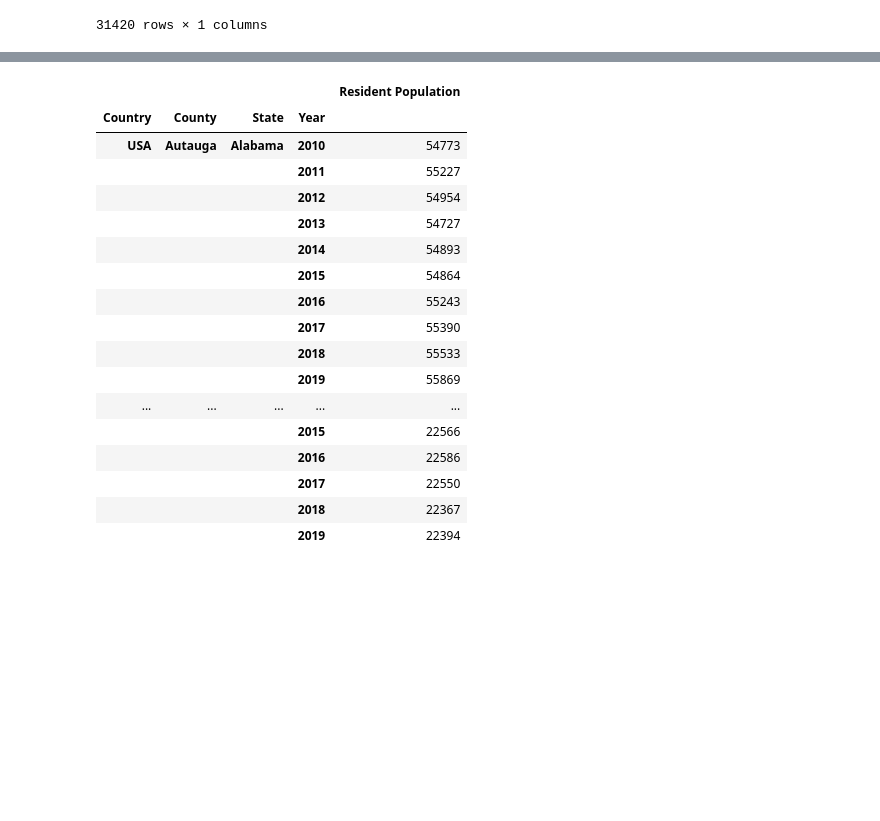
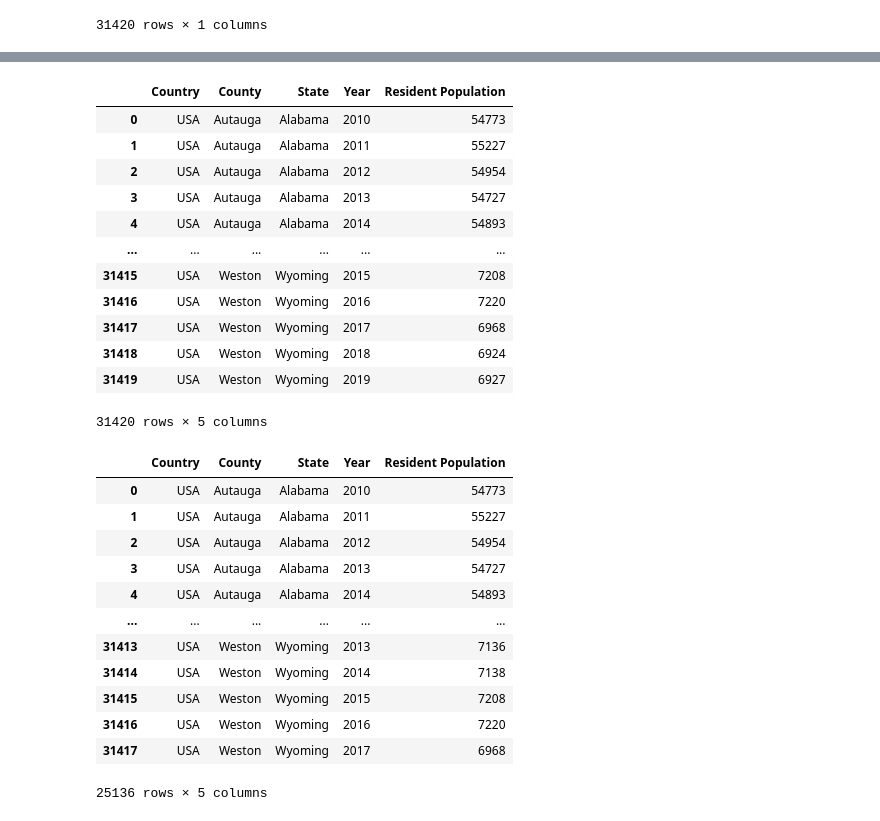
Before and after one commit to isdicely/ETL-project, a Jupyter notebook: USA_Pop_2010_to_2019.ipynb, the cells around one changed output, grey strips where cells are left out. Drawn from its saved outputs; the diff is of its cells as text; code cells hidden in the pictures; blank space fills up the shorter version.

Commit message:
Filtered data for years on interest

```diff
--- a/USA_Pop_2010_to_2019.ipynb
+++ b/USA_Pop_2010_to_2019.ipynb
@@ -94,21 +93,35 @@ population_df3
-# %%
-population_df3.head(40)
-# %% [output]
-|  |  |  |  | Resident Population |
-| Country | County | State | Year |  |
-| USA | Autauga | Alabama | 2010 | 54773 |
-|  |  |  | 2011 | 55227 |
-|  |  |  | 2012 | 54954 |
-|  |  |  | 2013 | 54727 |
-|  |  |  | 2014 | 54893 |
-|  |  |  | 2015 | 54864 |
-|  |  |  | 2016 | 55243 |
-|  |  |  | 2017 | 55390 |
-|  |  |  | 2018 | 55533 |
-|  |  |  | 2019 | 55869 |
-| ... | ... | ... | ... | ... |
-|  |  |  | 2015 | 22566 |
-|  |  |  | 2016 | 22586 |
-|  |  |  | 2017 | 22550 |
-|  |  |  | 2018 | 22367 |
-|  |  |  | 2019 | 22394 |
+# %%
+population_df4=population_df3.reset_index()
+population_df4
+# %% [output]
+|  | Country | County | State | Year | Resident Population |
+| 0 | USA | Autauga | Alabama | 2010 | 54773 |
+| 1 | USA | Autauga | Alabama | 2011 | 55227 |
+| 2 | USA | Autauga | Alabama | 2012 | 54954 |
+| 3 | USA | Autauga | Alabama | 2013 | 54727 |
+| 4 | USA | Autauga | Alabama | 2014 | 54893 |
+| ... | ... | ... | ... | ... | ... |
+| 31415 | USA | Weston | Wyoming | 2015 | 7208 |
+| 31416 | USA | Weston | Wyoming | 2016 | 7220 |
+| 31417 | USA | Weston | Wyoming | 2017 | 6968 |
+| 31418 | USA | Weston | Wyoming | 2018 | 6924 |
+| 31419 | USA | Weston | Wyoming | 2019 | 6927 |
+31420 rows × 5 columns
+# %%
+# # Select for years 2010-2017
+population_df5=population_df4.loc[(population_df4['Year']>=2010) & (population_df4['Year']<=2017)]
+population_df5
+# %% [output]
+|  | Country | County | State | Year | Resident Population |
+| 0 | USA | Autauga | Alabama | 2010 | 54773 |
+| 1 | USA | Autauga | Alabama | 2011 | 55227 |
+| 2 | USA | Autauga | Alabama | 2012 | 54954 |
+| 3 | USA | Autauga | Alabama | 2013 | 54727 |
+| 4 | USA | Autauga | Alabama | 2014 | 54893 |
+| ... | ... | ... | ... | ... | ... |
+| 31413 | USA | Weston | Wyoming | 2013 | 7136 |
+| 31414 | USA | Weston | Wyoming | 2014 | 7138 |
+| 31415 | USA | Weston | Wyoming | 2015 | 7208 |
+| 31416 | USA | Weston | Wyoming | 2016 | 7220 |
+| 31417 | USA | Weston | Wyoming | 2017 | 6968 |
+25136 rows × 5 columns
```
Also changed, not shown: parts of 2 cells of this notebook.
